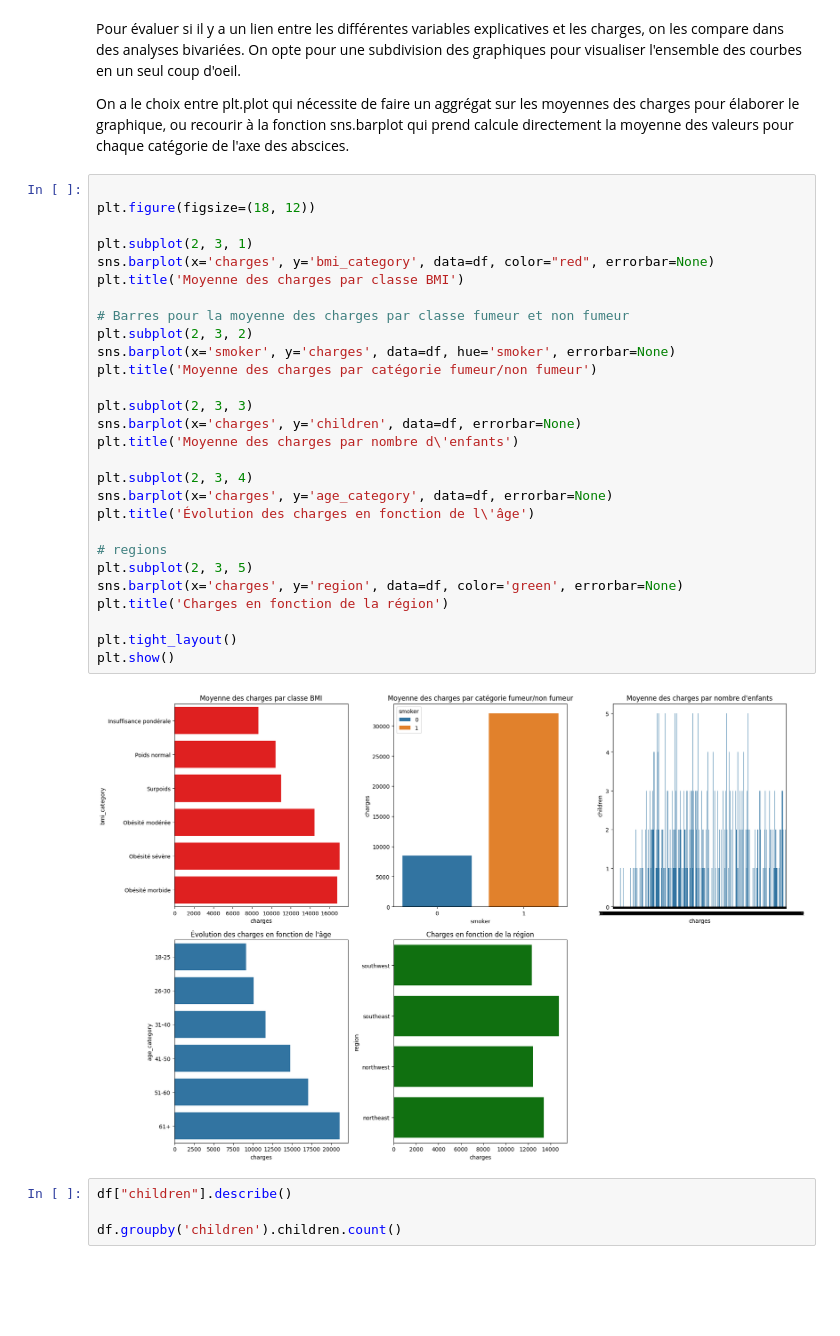
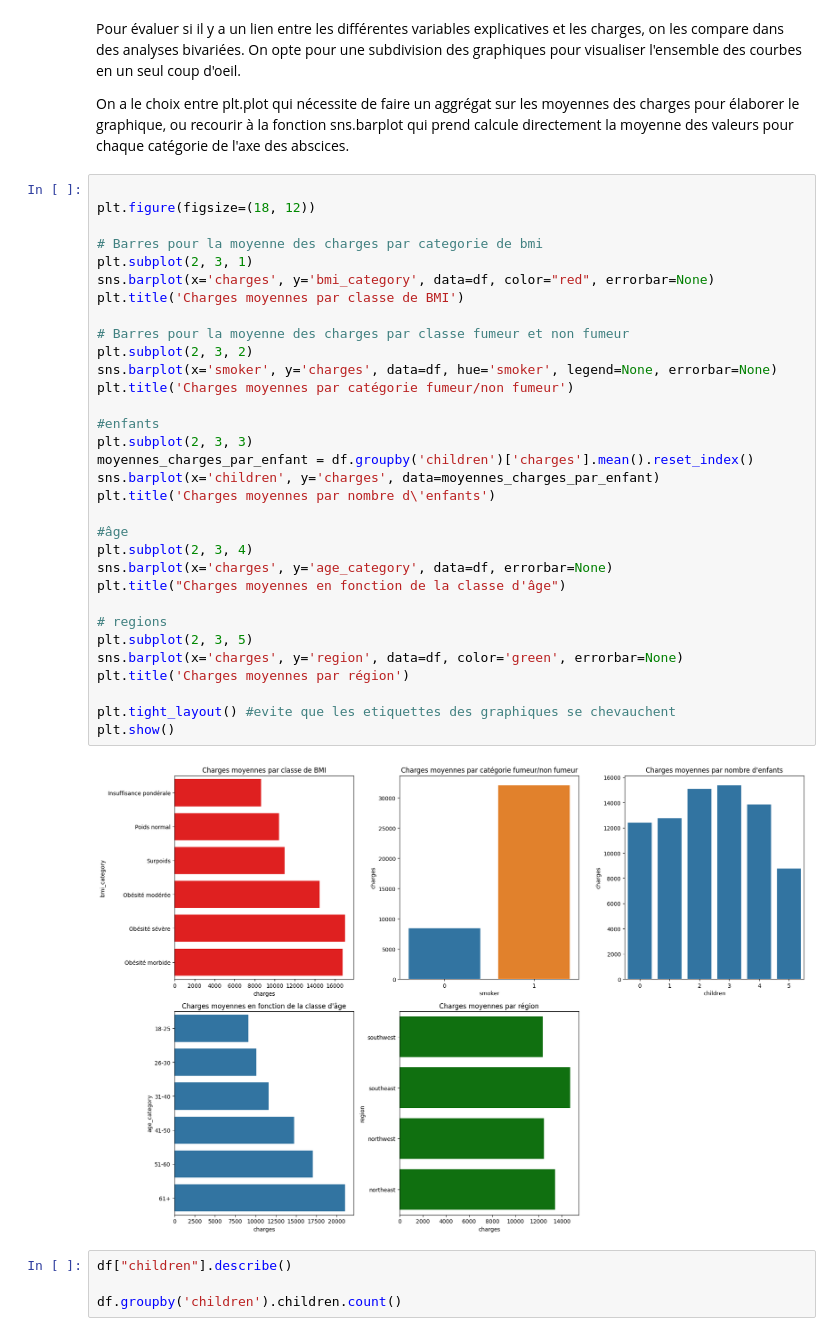
Before and after one commit to ChristianPRO1982/insurance_premium_SC, a Jupyter notebook: chris.ipynb, the cells around one changed output. Drawn from its saved outputs; the diff is of its cells as text; blank space fills up the shorter version.

Commit message:
correction calcul seaborn pour les moyennes de charges/variable

```diff
--- a/chris.ipynb
+++ b/chris.ipynb
@@ -197,33 +197,37 @@ On a le choix entre plt.plot qui nécessite de faire un aggrégat sur les moyenn
 # %%
 
 plt.figure(figsize=(18, 12))
 
+# Barres pour la moyenne des charges par categorie de bmi
 plt.subplot(2, 3, 1)
 sns.barplot(x='charges', y='bmi_category', data=df, color="red", errorbar=None)
-plt.title('Moyenne des charges par classe BMI')
+plt.title('Charges moyennes par classe de BMI')
 
 # Barres pour la moyenne des charges par classe fumeur et non fumeur
 plt.subplot(2, 3, 2)
-sns.barplot(x='smoker', y='charges', data=df, hue='smoker', errorbar=None)
-plt.title('Moyenne des charges par catégorie fumeur/non fumeur')
+sns.barplot(x='smoker', y='charges', data=df, hue='smoker', legend=None, errorbar=None)
+plt.title('Charges moyennes par catégorie fumeur/non fumeur')
 
+#enfants
 plt.subplot(2, 3, 3)
-sns.barplot(x='charges', y='children', data=df, errorbar=None)
-plt.title('Moyenne des charges par nombre d\'enfants')
+moyennes_charges_par_enfant = df.groupby('children')['charges'].mean().reset_index()
+sns.barplot(x='children', y='charges', data=moyennes_charges_par_enfant)
+plt.title('Charges moyennes par nombre d\'enfants')
 
+#âge
 plt.subplot(2, 3, 4)
 sns.barplot(x='charges', y='age_category', data=df, errorbar=None)
-plt.title('Évolution des charges en fonction de l\'âge')
+plt.title("Charges moyennes en fonction de la classe d'âge")
 
 # regions
 plt.subplot(2, 3, 5)
 sns.barplot(x='charges', y='region', data=df, color='green', errorbar=None)
-plt.title('Charges en fonction de la région')
+plt.title('Charges moyennes par région')
 
-plt.tight_layout()
+plt.tight_layout() #evite que les etiquettes des graphiques se chevauchent
 plt.show()
 # %% [output]
-[figure, old version]
+[figure, new version]
 # %%
 df["children"].describe()
 
```
